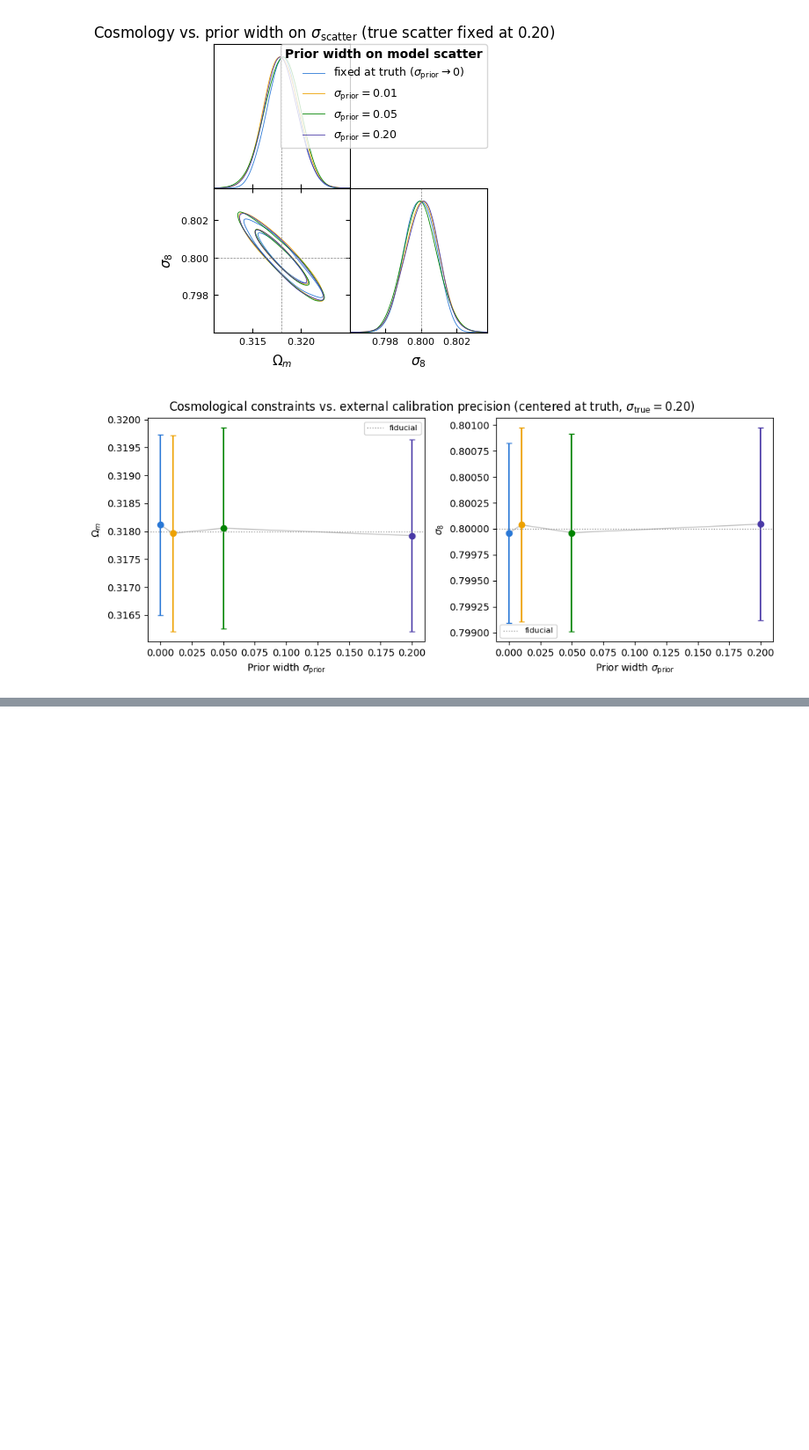
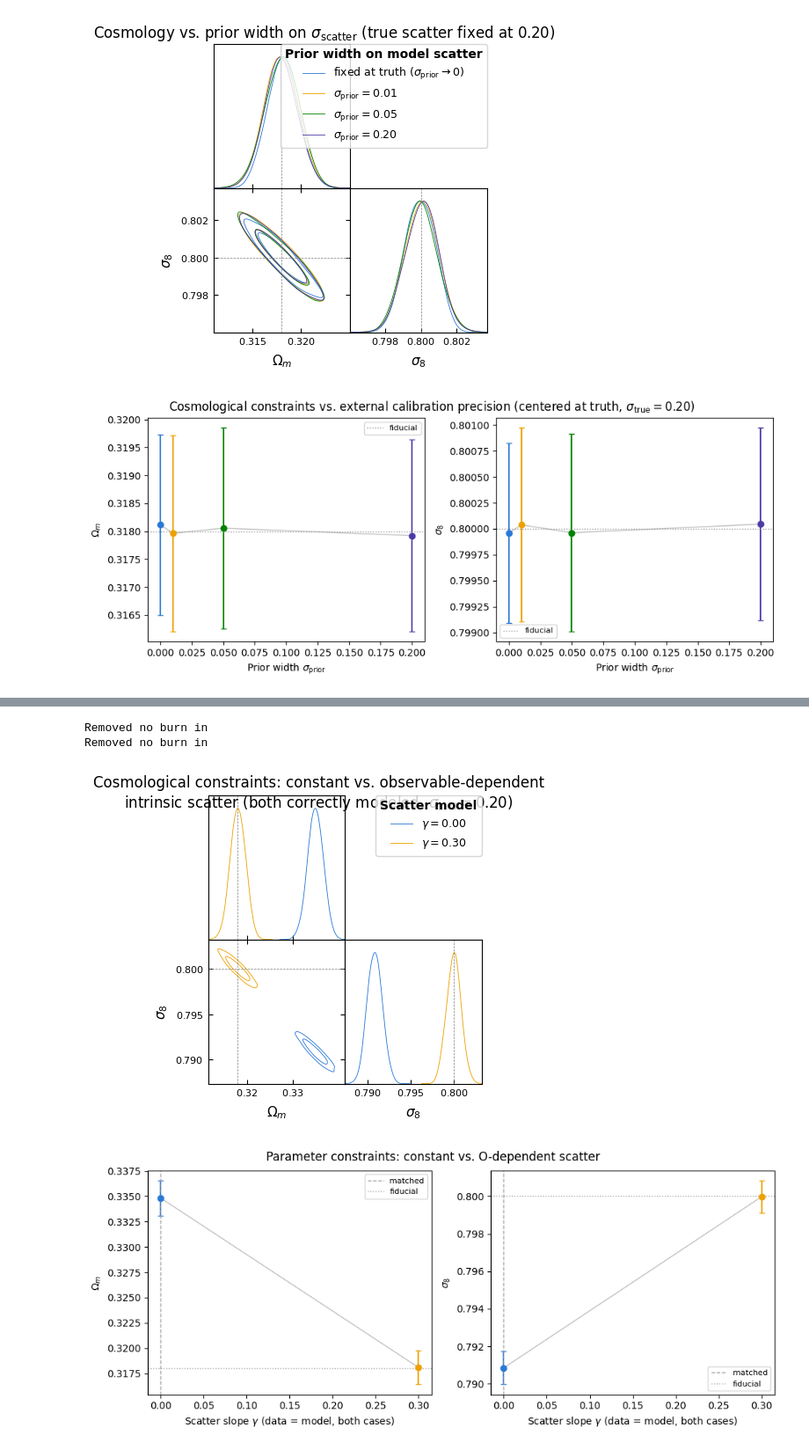
Before and after one commit to xtang126/hmf-mor-forecast, a Jupyter notebook: notebooks/v1_chains_contours.ipynb, the cells around one changed output, grey strips where cells are left out. Shown at 88% size. Saved outputs shown, nothing was run; the diff lists cells and outputs as text; code cells hidden in the pictures; blank space fills up the shorter version.

```diff
--- a/notebooks/v1_chains_contours.ipynb
+++ b/notebooks/v1_chains_contours.ipynb
@@ -661,0 +706,44 @@ Removed no burn in
+# %%
+# --------------------------------------------------------------
+# Comparison: constant scatter vs. correctly-specified O-dependent scatter.
+# Both runs have gamma_scatter_model matching gamma_scatter_data exactly
+# (no mis-specification in either) -- this isolates whether O-dependent
+# scatter changes the contour at all, independent of any fitting bias.
+# --------------------------------------------------------------
+scan_runs = [
+    ("../output/scatter_gt30_gm_scan_gm00.txt", 0.00),      # no gamma at all (constant)
+    ("../output/scatter_gt30_gm_scan_gm30.txt", 0.30),  # correctly specified (= truth)
+]
+scan_samples = [
+    load_run(path, label=rf"$\gamma = {cv:.2f}$")
+    for path, cv in scan_runs
+]
+config_values = [cv for _, cv in scan_runs]
+plot_params = scan_samples[0].getParamNames().list()
+
+# Triangle plot
+g = scan_triangle(
+    scan_samples, plot_params,
+    legend_title=r"Scatter model",
+    filled=False,
+)
+g.fig.suptitle(
+    r"Cosmological constraints: constant vs. observable-dependent"
+    "\n" r"intrinsic scatter (both correctly modeled, $\sigma_{\ln O}=0.20$)",
+    y=1.02,
+)
+plt.show()
+
+# Constraints vs config axis
+fig, _ = scan_constraint_plot(
+    scan_samples, config_values, plot_params,
+    xlabel=r"Scatter slope $\gamma$ (data = model, both cases)",
+    ref_x=0.00,   # constant-scatter case as the baseline to compare against
+)
+fig.suptitle("Parameter constraints: constant vs. O-dependent scatter", y=1.02)
+plt.show()
+# %% [output]
+Removed no burn in
+Removed no burn in
+[figure, added]
+[figure, added]
```
Also changed, not shown: parts of 4 cells of this notebook, 9 other files.
